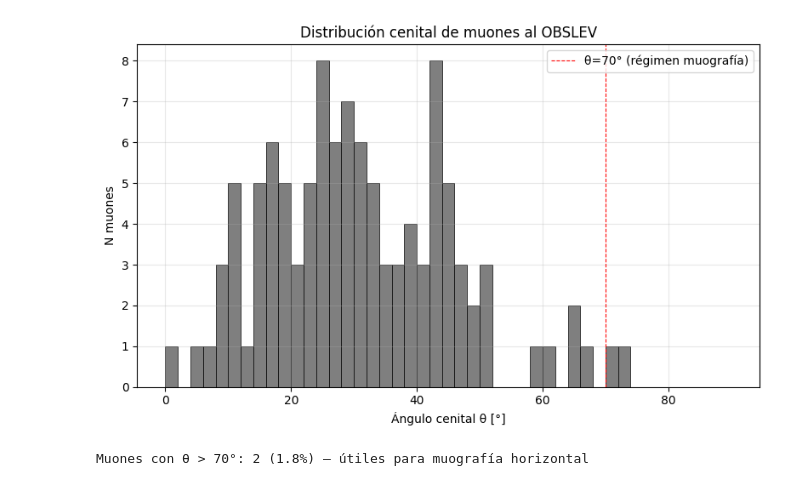
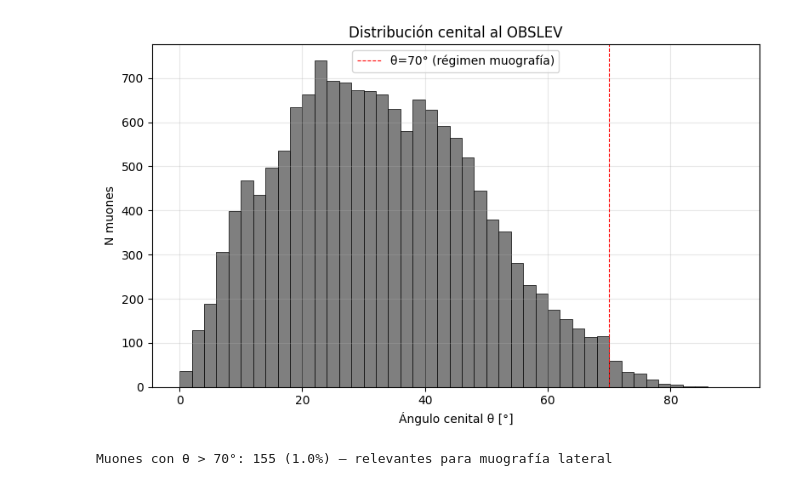
Before and after one commit to ErickDiaz/muon-tomography, a Jupyter notebook: notebooks/02_inspect_muons.ipynb, the cells around one changed output. Cells and saved outputs as stored; diff of their text form; code cells hidden in the pictures.

```diff
--- a/notebooks/02_inspect_muons.ipynb
+++ b/notebooks/02_inspect_muons.ipynb
@@ -30,7 +40,10 @@ import matplotlib.pyplot as plt
 
 from analysis.corsika import CorsikaRun, PARTICLE_NAMES
 # %%
-run = CorsikaRun(REPO_ROOT / "sim" / "output", run_number=1001)
+# Cambiar run_number según qué corrida querramos inspeccionar:
+#   1001 = fuego_test  (500 showers)
+#   1101 = fuego_prod  (50,000 showers)
+run = CorsikaRun(REPO_ROOT / "sim" / "output", run_number=1101)
 md = run.lst.metadata()
 print(f"RUNNR={md.run_number}, primario={md.primary_name} (id={md.primary_id}), "
       f"E ∈ [{md.energy_min_gev:.0f}, {md.energy_max_gev:.0e}] GeV, "
@@ -92,19 +299,19 @@ plt.show()
 # %%
 fig, ax = plt.subplots(figsize=(8, 5))
 
 theta_deg = np.degrees(muons['theta_rad'])
 ax.hist(theta_deg, bins=np.linspace(0, 90, 46), color='tab:gray', edgecolor='k', lw=0.5)
 ax.set_xlabel('Ángulo cenital θ [°]')
 ax.set_ylabel('N muones')
-ax.set_title('Distribución cenital de muones al OBSLEV')
+ax.set_title('Distribución cenital al OBSLEV')
 ax.grid(alpha=0.3)
 ax.axvline(70, color='red', ls='--', lw=0.8, label='θ=70° (régimen muografía)')
 ax.legend()
 plt.tight_layout()
 plt.show()
 
 n_horiz = (theta_deg > 70).sum()
-print(f"Muones con θ > 70°: {n_horiz} ({n_horiz/len(muons):.1%}) — útiles para muografía horizontal")
+print(f'Muones con θ > 70°: {n_horiz} ({n_horiz/len(muons):.1%}) — relevantes para muografía lateral')
 # %% [output]
-[figure, old version]
+[figure, new version]
-Muones con θ > 70°: 2 (1.8%) — útiles para muografía horizontal
+Muones con θ > 70°: 155 (1.0%) — relevantes para muografía lateral
```
Also changed, not shown: parts of 51 cells of this notebook, 4 other files.
